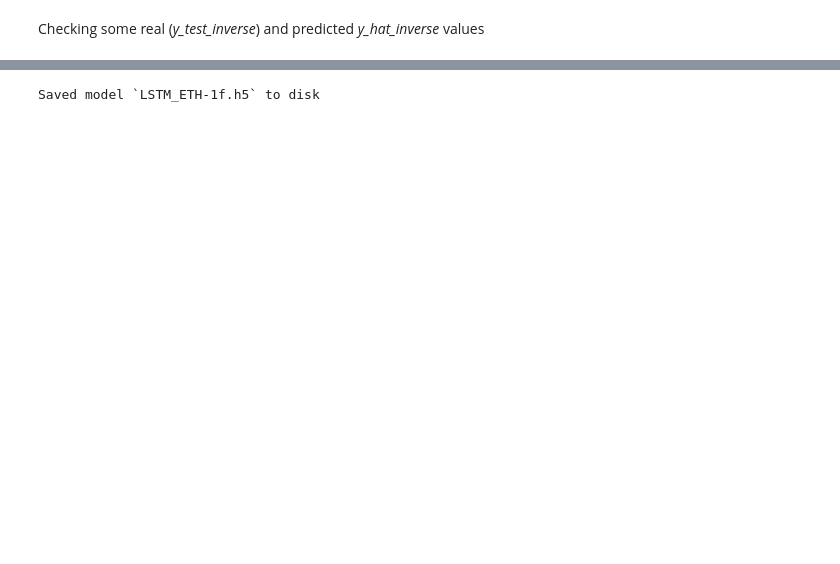
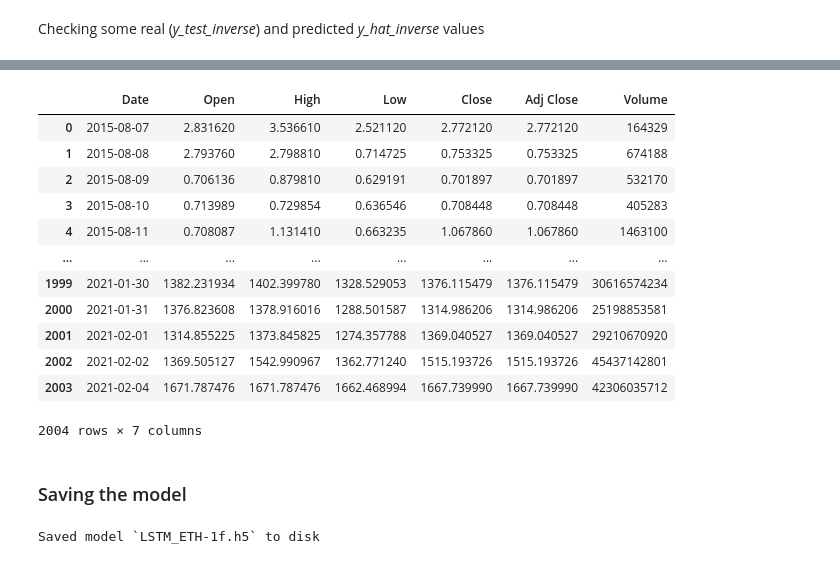
Before and after one commit to paschok/Interactive-Machine-Learning, a Jupyter notebook: btc_eth_LSTM/Ethereum_1f.ipynb, the cells around one changed output, grey strips where cells are left out. Cells and saved outputs as stored; diff of their text form; code cells hidden in the pictures; blank space fills up the shorter version.

```diff
--- a/btc_eth_LSTM/Ethereum_1f.ipynb
+++ b/btc_eth_LSTM/Ethereum_1f.ipynb
@@ -421 +493,19 @@ array([1381.7424], dtype=float32)
+# %%
+df
+# %% [output]
+|  | Date | Open | High | Low | Close | Adj Close | Volume |
+| 0 | 2015-08-07 | 2.831620 | 3.536610 | 2.521120 | 2.772120 | 2.772120 | 164329 |
+| 1 | 2015-08-08 | 2.793760 | 2.798810 | 0.714725 | 0.753325 | 0.753325 | 674188 |
+| 2 | 2015-08-09 | 0.706136 | 0.879810 | 0.629191 | 0.701897 | 0.701897 | 532170 |
+| 3 | 2015-08-10 | 0.713989 | 0.729854 | 0.636546 | 0.708448 | 0.708448 | 405283 |
+| 4 | 2015-08-11 | 0.708087 | 1.131410 | 0.663235 | 1.067860 | 1.067860 | 1463100 |
+| ... | ... | ... | ... | ... | ... | ... | ... |
+| 1999 | 2021-01-30 | 1382.231934 | 1402.399780 | 1328.529053 | 1376.115479 | 1376.115479 | 30616574234 |
+| 2000 | 2021-01-31 | 1376.823608 | 1378.916016 | 1288.501587 | 1314.986206 | 1314.986206 | 25198853581 |
+| 2001 | 2021-02-01 | 1314.855225 | 1373.845825 | 1274.357788 | 1369.040527 | 1369.040527 | 29210670920 |
+| 2002 | 2021-02-02 | 1369.505127 | 1542.990967 | 1362.771240 | 1515.193726 | 1515.193726 | 45437142801 |
+| 2003 | 2021-02-04 | 1671.787476 | 1671.787476 | 1662.468994 | 1667.739990 | 1667.739990 | 42306035712 |
+2004 rows × 7 columns
+# %% [markdown]
+### Saving the model
 # %%
```
Also changed, not shown: parts of 41 cells of this notebook, 1 other file.
